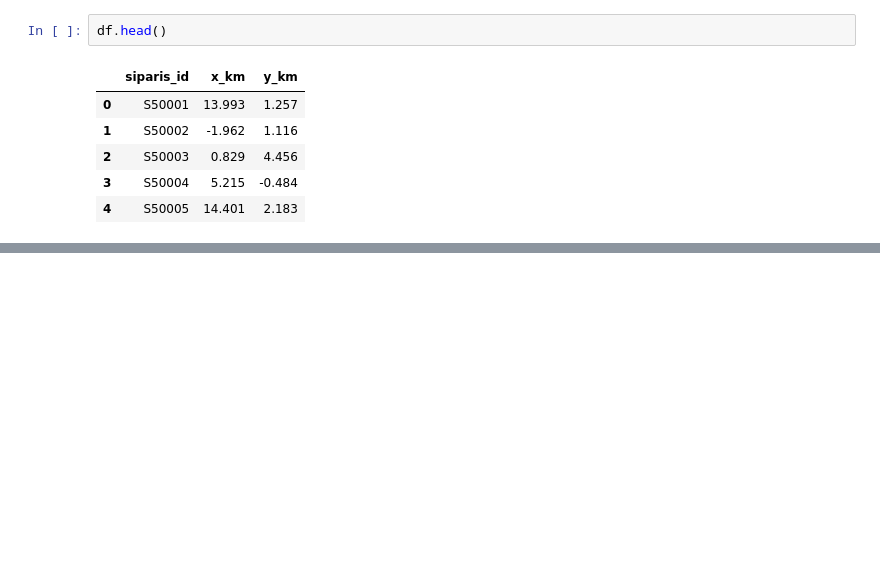
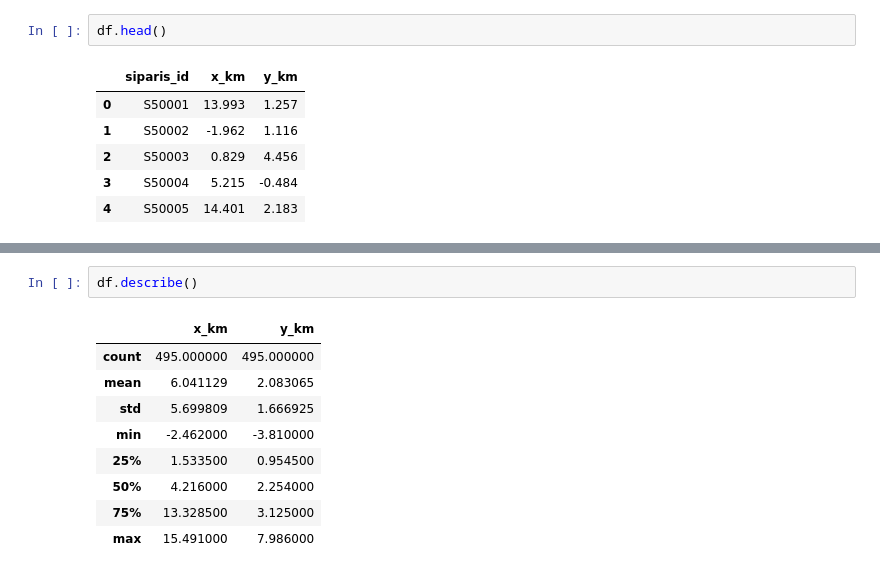
Before and after one commit to europecodingschool/ECS---VB---YZ---08.26, a Jupyter notebook: VB_YZ_Ders_18_2.ipynb, the cells around one changed output, grey strips where cells are left out. Saved outputs shown, nothing was run; the diff lists cells and outputs as text; blank space fills up the shorter version.

```diff
--- a/VB_YZ_Ders_18_2.ipynb
+++ b/VB_YZ_Ders_18_2.ipynb
@@ -22,0 +36,12 @@ df.head()
+# %%
+df.describe()
+# %% [output]
+|  | x_km | y_km |
+| count | 495.000000 | 495.000000 |
+| mean | 6.041129 | 2.083065 |
+| std | 5.699809 | 1.666925 |
+| min | -2.462000 | -3.810000 |
+| 25% | 1.533500 | 0.954500 |
+| 50% | 4.216000 | 2.254000 |
+| 75% | 13.328500 | 3.125000 |
+| max | 15.491000 | 7.986000 |
```
Also changed, not shown: parts of 12 cells of this notebook.
